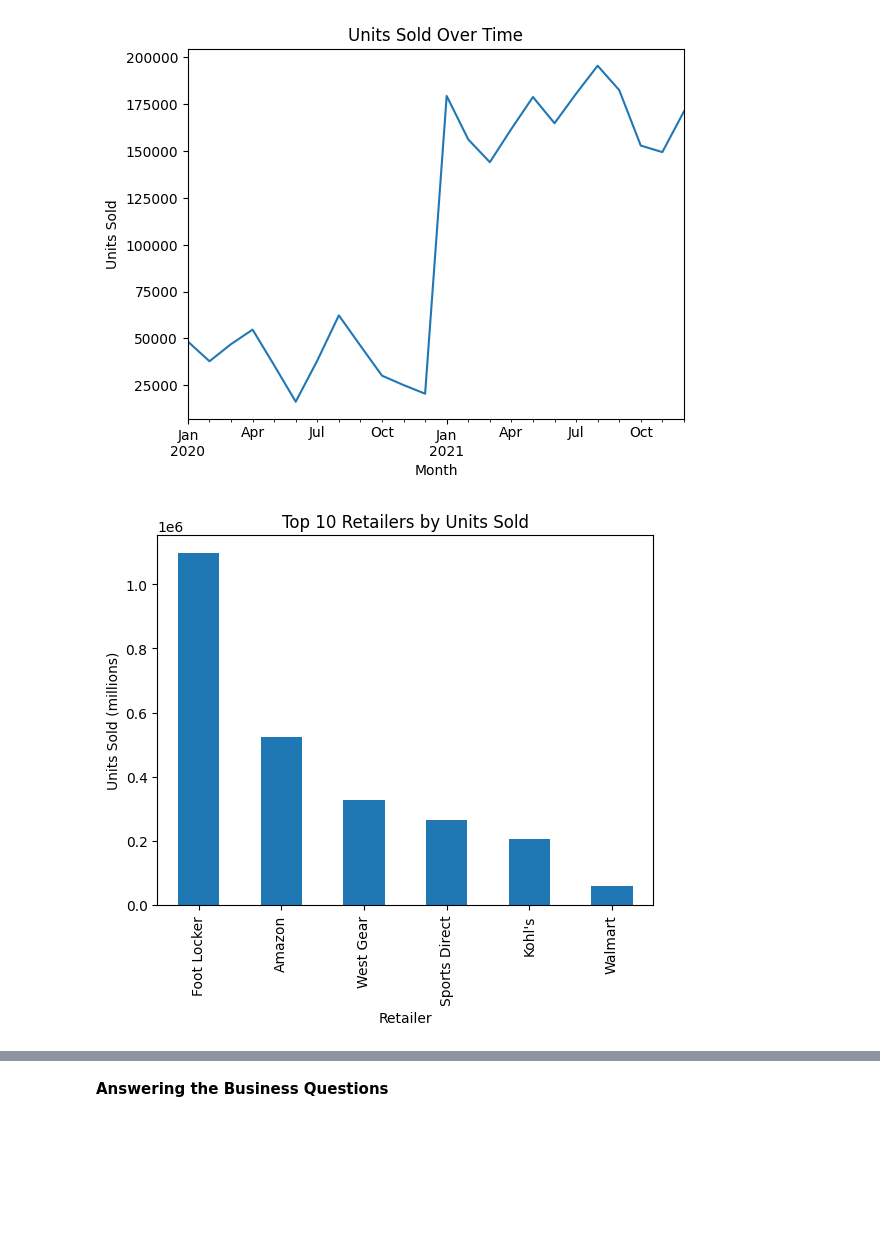
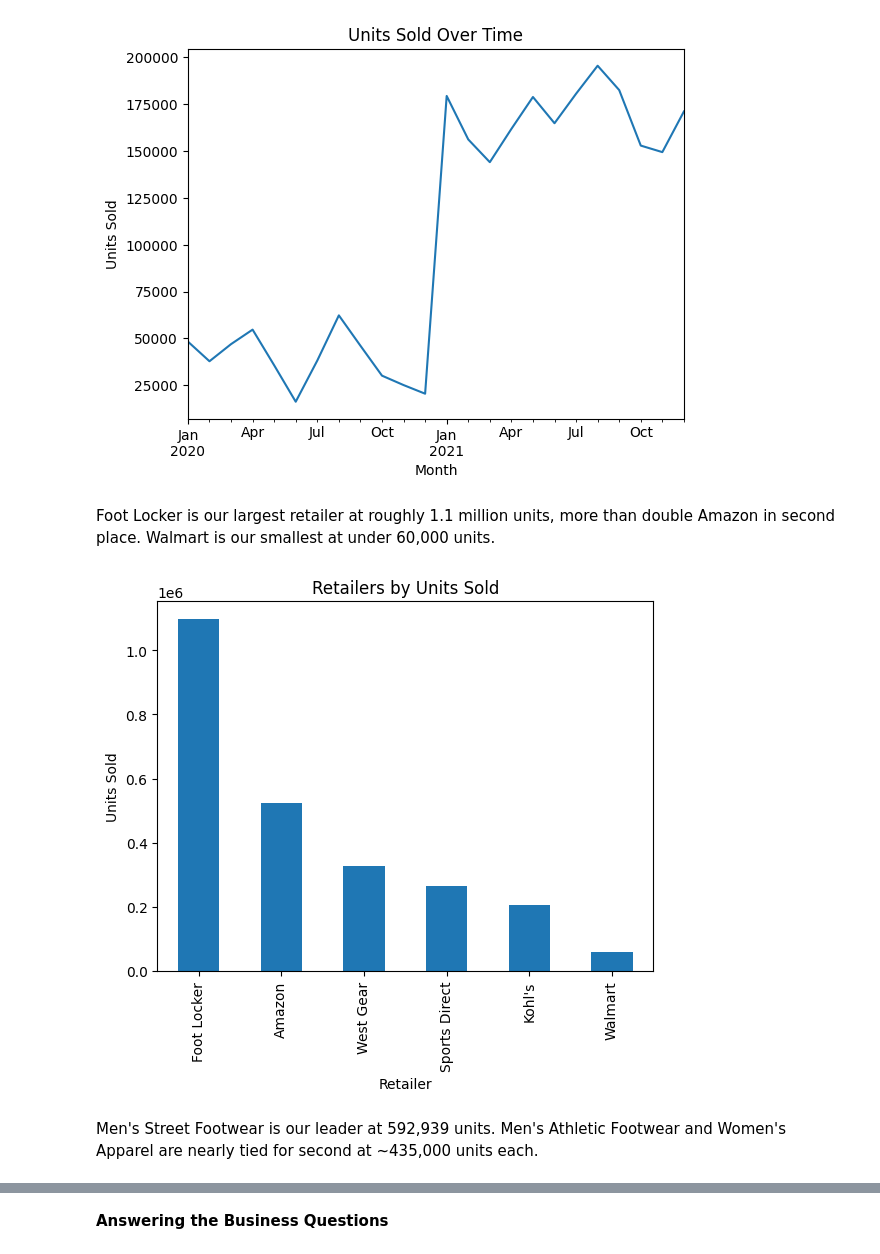
Before and after one commit to mianorris314/RUSH-analytics, a Jupyter notebook: GENBUS885_Final_Norris_M.ipynb, the cells around one changed output, grey strips where cells are left out. Saved outputs shown, nothing was run; the diff lists cells and outputs as text; code cells hidden in the pictures; blank space fills up the shorter version.

```diff
--- a/GENBUS885_Final_Norris_M.ipynb
+++ b/GENBUS885_Final_Norris_M.ipynb
@@ -284,8 +290,8 @@ sales_df = sales_df.dropna(subset=["UNITS_SOLD"])
 #cast the remaining values to an integer
 sales_df["UNITS_SOLD"] = sales_df["UNITS_SOLD"].astype(int)
 # %%
-#invoice data should be converted to a date object
-sales_df["INVOICE_DATE"] = pd.to_datetime(sales_df["INVOICE_DATE"])
+#invoice date should be converted to a date object
+sales_df["INVOICE_DATE"] = pd.to_datetime(sales_df["INVOICE_DATE"], format="%m/%d/%Y")
 sales_df.info()
 # %% [output]
 <class 'pandas.core.frame.DataFrame'>
@@ -398,15 +408,17 @@ plt.ylabel("Units Sold")
 plt.show()
 # %% [output]
 [figure]
+# %% [markdown]
+Foot Locker is our largest retailer at roughly 1.1 million units, more than double Amazon in second place. Walmart is our smallest at under 60,000 units.
 # %%
-# Top 10 retailers by units sold
+#retailers by units sold
 retailer_units = full_df.groupby("RETAILER")["UNITS_SOLD"].sum().sort_values(ascending=False)
-top_retailers = retailer_units.head(10)
-
-top_retailers.plot(kind="bar", title="Top 10 Retailers by Units Sold")
+retailer_units.plot(kind="bar", title="Retailers by Units Sold")
 plt.xlabel("Retailer")
-plt.ylabel("Units Sold (millions)")
+plt.ylabel("Units Sold")
 plt.show()
 # %% [output]
-[figure, old version]
+[figure, new version]
+# %% [markdown]
+Men's Street Footwear is our leader at 592,939 units. Men's Athletic Footwear and Women's Apparel are nearly tied for second at ~435,000 units each.
 # %%
```
Also changed, not shown: parts of 16 cells of this notebook.
